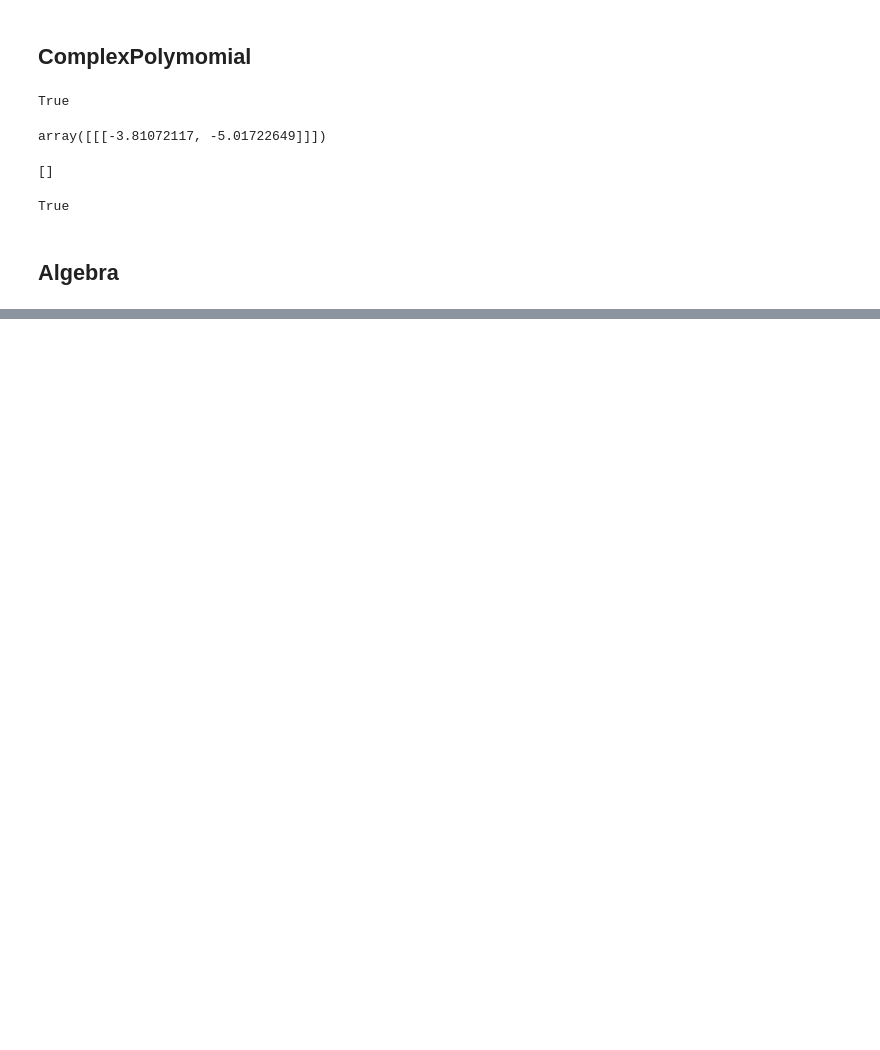
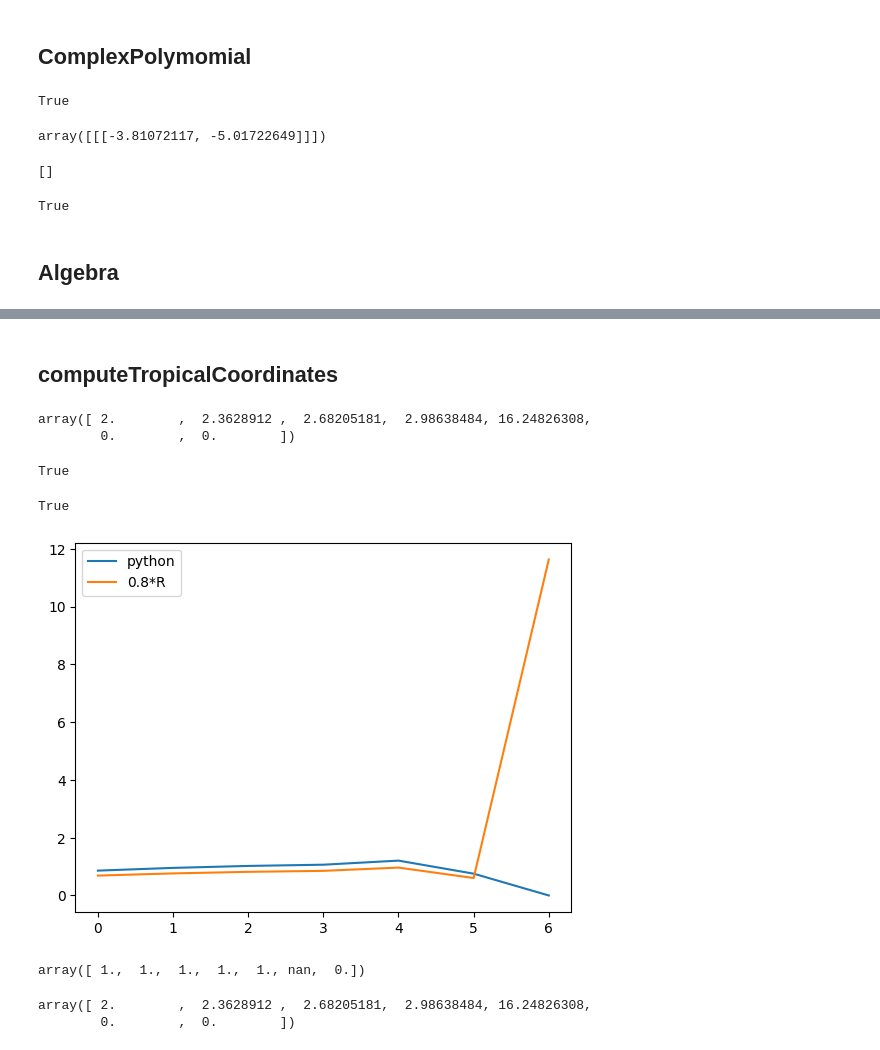
Before and after one commit to ALuchinsky/tdavec, a Jupyter notebook: sample_notebook/new_vectorizations.ipynb, the cells around one changed output, grey strips where cells are left out. Drawn from its saved outputs; the diff is of its cells as text; code cells hidden in the pictures; blank space fills up the shorter version.

Commit message:
computeTropicalCoords: all but F7

```diff
--- a/sample_notebook/new_vectorizations.ipynb
+++ b/sample_notebook/new_vectorizations.ipynb
@@ -263,0 +125,23 @@ stats1
+# %% [markdown]
+## computeTropicalCoordinates
+# %%
+python = tdavec_core.computeTropicalCoordinates(PD, 0)
+python
+# %% [output]
+array([ 2.        ,  2.3628912 ,  2.68205181,  2.98638484, 16.24826308,
+        0.        ,  0.        ])
+# %%
+R = np.array([
+ 2, 2.36289119595766, 2.68205181705815, 2.98638484543615, 16.248263120126, 0, 183.751736879874
+])
+lists_are_equal(python[:-1], R[:-1])
+# %% [output]
+True
+# %%
+python = tdavec_core.computeTropicalCoordinates(PD, 1)
+R = np.array([
+ 0.860326686071788, 0.954869453646198, 1.02284830582612, 1.0654713502642, 1.20650531825775, 0.755064096276033, 14.5381885375704
+])
+lists_are_equal(python[:-1], R[:-1])
+# %% [output]
+True
@@ -263,0 +150,17 @@ stats1
+# %%
+plt.plot(python, label = "python")
+plt.plot(0.8*R, label = "0.8*R")
+# plt.ylim(0, 20)
+plt.legend()
+plt.show()
+# %% [output]
+[figure, added]
+# %%
+python/R
+# %% [output]
+array([ 1.,  1.,  1.,  1.,  1., nan,  0.])
+# %%
+np.array(list(python.values()))
+# %% [output]
+array([ 2.        ,  2.3628912 ,  2.68205181,  2.98638484, 16.24826308,
+        0.        ,  0.        ])
```
Also changed, not shown: parts of 11 cells of this notebook, 2 other files.
